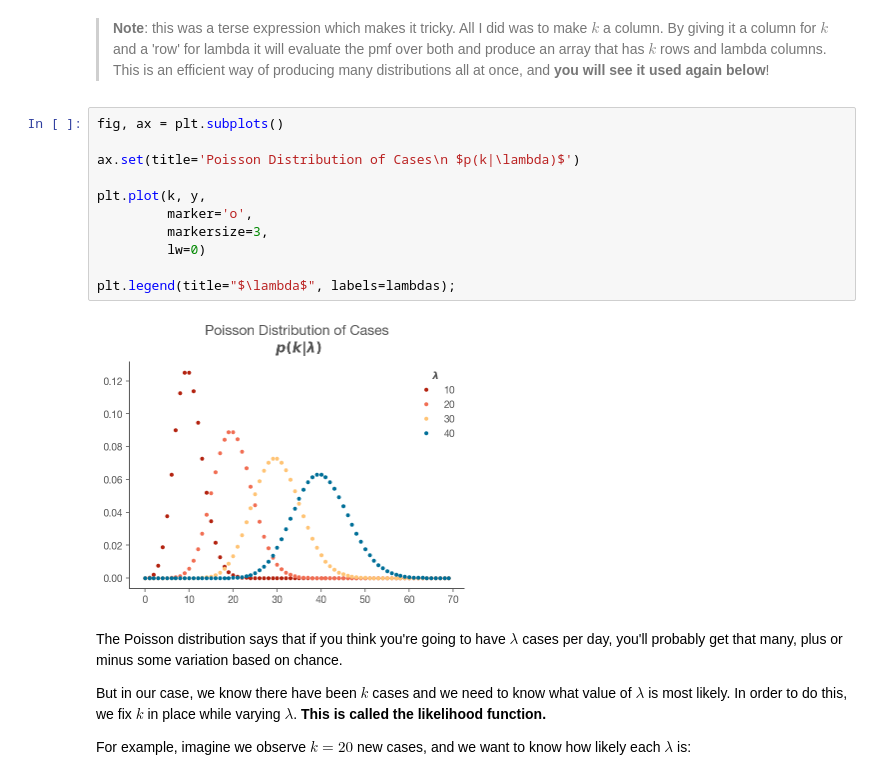
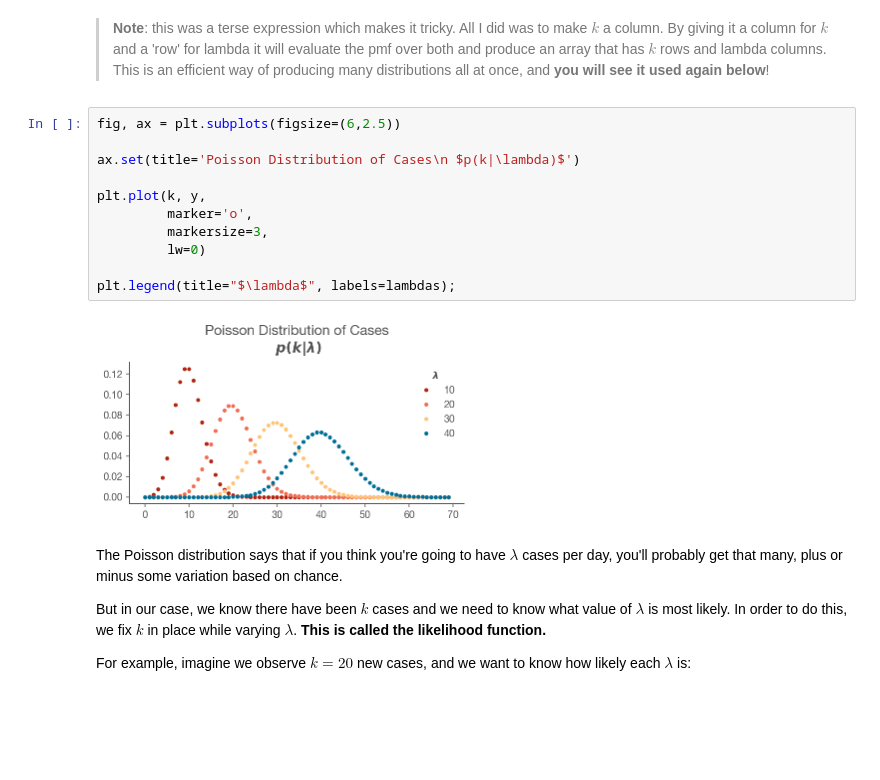
Before and after one commit to rsribeiro/covid-19, a Jupyter notebook: Realtime R0.ipynb, the cells around one changed output. Saved outputs shown, nothing was run; the diff lists cells and outputs as text; blank space fills up the shorter version.

```diff
--- a/Realtime R0.ipynb
+++ b/Realtime R0.ipynb
@@ -88,18 +87,18 @@ print(y.shape)
 # %% [markdown]
 > __Note__: this was a terse expression which makes it tricky. All I did was to make $k$ a column. By giving it a column for $k$ and a 'row' for lambda it will evaluate the pmf over both and produce an array that has $k$ rows and lambda columns. This is an efficient way of producing many distributions all at once, and __you will see it used again below__!
 # %%
-fig, ax = plt.subplots()
+fig, ax = plt.subplots(figsize=(6,2.5))
 
 ax.set(title='Poisson Distribution of Cases\n $p(k|\lambda)$')
 
 plt.plot(k, y,
          marker='o',
          markersize=3,
          lw=0)
 
 plt.legend(title="$\lambda$", labels=lambdas);
 # %% [output]
-[figure, old version]
+[figure, new version]
 # %% [markdown]
 The Poisson distribution says that if you think you're going to have $\lambda$ cases per day, you'll probably get that many, plus or minus some variation based on chance.
 
```
Also changed, not shown: parts of 20 cells of this notebook.
